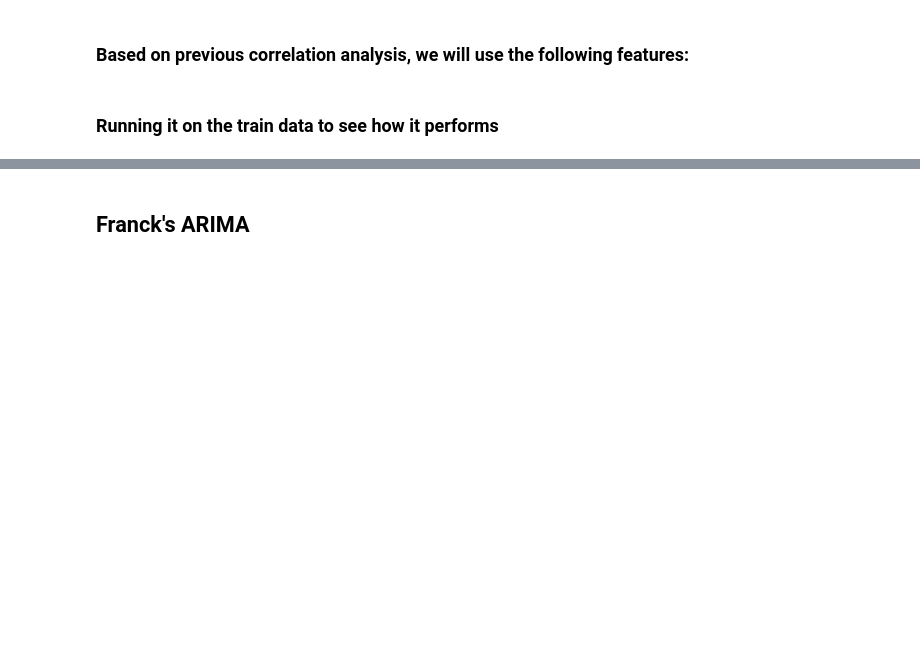
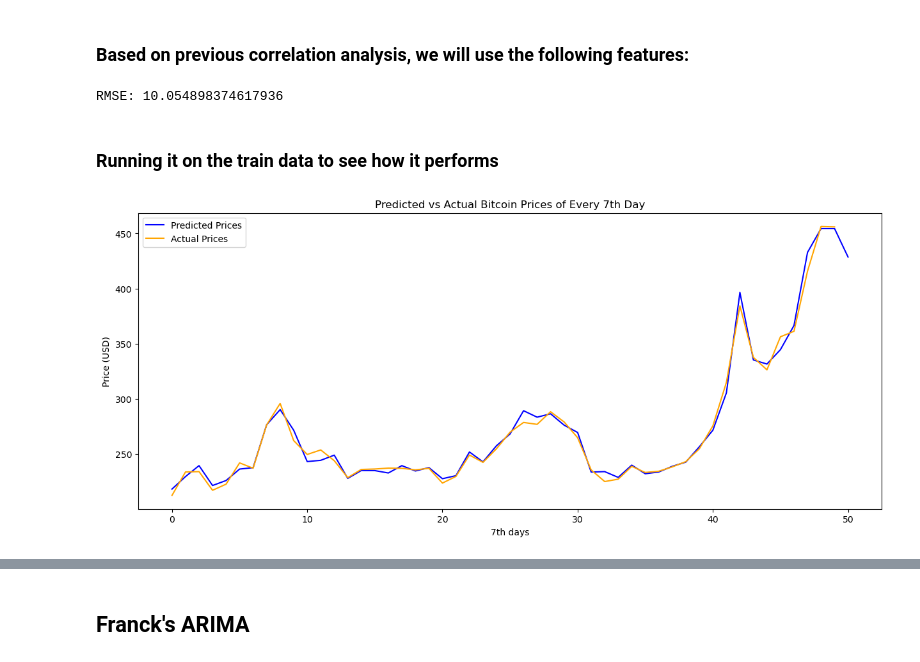
Before and after one commit to fcortesj98/DMBD-Project-2023, a Jupyter notebook: source/price_prediction/price_prediction.ipynb, the cells around one changed output, grey strips where cells are left out. Cells and saved outputs as stored; diff of their text form; code cells hidden in the pictures; blank space fills up the shorter version.

```diff
--- a/source/price_prediction/price_prediction.ipynb
+++ b/source/price_prediction/price_prediction.ipynb
@@ -9,9 +9,9 @@ from sklearn.ensemble import RandomForestRegressor
 from sklearn.metrics import mean_squared_error
 import numpy as np
 
-external_df = pd.read_csv('/Users/arielguerra/Downloads/data-3/timeseries/2015/external.csv')
-global_df = pd.read_csv('/Users/arielguerra/Downloads/data-3/timeseries/2015/global.csv')
-by_actor_df = pd.read_csv('/Users/arielguerra/Downloads/data-3/timeseries/2015/by_actor.csv')
+external_df = pd.read_csv(r'C:\Users\ariel\PycharmProjects\DMBD-Project-2023\data\timeseries\2015\external.csv')
+global_df = pd.read_csv(r'C:\Users\ariel\PycharmProjects\DMBD-Project-2023\data\timeseries\2015\global.csv')
+by_actor_df = pd.read_csv(r'C:\Users\ariel\PycharmProjects\DMBD-Project-2023\data\timeseries\2015\by_actor.csv')
 
 external_df.sort_values(by=['week', 'weekday'], inplace=True)
 global_df.sort_values(by=['week', 'weekday'], inplace=True)
@@ -21,69 +21,59 @@ by_actor_df.sort_values(by=['week', 'weekday'], inplace=True)
 # %%
 by_actor_agg = by_actor_df.groupby(['week', 'weekday']).sum()[['received', 'spent']]
 
-# Merging the datasets
 merged_df = external_df.merge(global_df[['week', 'weekday', 'nb_transactions', 'total_sent_satoshi', 'mean_feeUSD']], on=['week', 'weekday'], how='left')
 merged_df = merged_df.merge(by_actor_agg, on=['week', 'weekday'], how='left')
 
-# Creating lagged features for PriceUSD
 for lag in range(1, 6):
     merged_df[f'PriceUSD_lag_{lag}'] = merged_df['PriceUSD'].shift(lag)
 
-# Target Variable: PriceUSD of the next day
 merged_df['PriceUSD_next_day'] = merged_df['PriceUSD'].shift(-1)
-
-# Dropping rows with NaN values (due to lagged features and next day Price)
 merged_df.dropna(inplace=True)
 
-# Separating the features and target variable
 X = merged_df.drop(['PriceUSD', 'PriceUSD_next_day'], axis=1)
 y = merged_df['PriceUSD_next_day']
 
-# Splitting the dataset into train and test sets
 X_train, X_test, y_train, y_test = train_test_split(X, y, test_size=0.2, random_state=42)
 
-# Print column names in X_train
-print(X_train.columns)
-
-# Print the name of the target variable in y_train
-print(y_train.name)
-# Fitting a Random Forest Regressor
 regressor = RandomForestRegressor(n_estimators=100, random_state=42)
 regressor.fit(X_train, y_train)
 
-# Making predictions and evaluating the model
 y_pred = regressor.predict(X_test)
 mse = mean_squared_error(y_test, y_pred)
 rmse = np.sqrt(mse)
 print(f"RMSE: {rmse}")
+# %% [output]
+RMSE: 10.054898374617936
 # %% [markdown]
 ### Running it on the train data to see how it performs
 # %%
 import matplotlib.pyplot as plt
 
 def predict_seventh_day_price(model, data):
     predictions = []
     actual_values = []
     weeks = data['week'].unique()
 
     for week in weeks:
         week_data = data[data['week'] == week]
         if week_data.shape[0] >= 6:
             X_week = week_data.iloc[:6].drop(['PriceUSD', 'PriceUSD_next_day'], axis=1)
             prediction = model.predict([X_week.iloc[-1]])[0]
             actual_value = week_data.iloc[6]['PriceUSD'] if week_data.shape[0] > 6 else np.nan
             predictions.append(prediction)
             actual_values.append(actual_value)
 
     return predictions, actual_values
 
-predicted_prices, actual_prices = predict_seventh_day_price(regressor, merged_df)
+predicted_prices_rf, actual_prices = predict_seventh_day_price(regressor, merged_df)
 
 plt.figure(figsize=(15, 6))
-plt.plot(predicted_prices, label='Predicted Prices', color='blue')
+plt.plot(predicted_prices_rf, label='Predicted Prices', color='blue')
 plt.plot(actual_prices, label='Actual Prices', color='orange')
 plt.xlabel('7th days')
 plt.ylabel('Price (USD)')
 plt.title('Predicted vs Actual Bitcoin Prices of Every 7th Day')
 plt.legend()
 plt.show()
+# %% [output]
+[figure, added]
```
Also changed, not shown: parts of 27 cells of this notebook.
